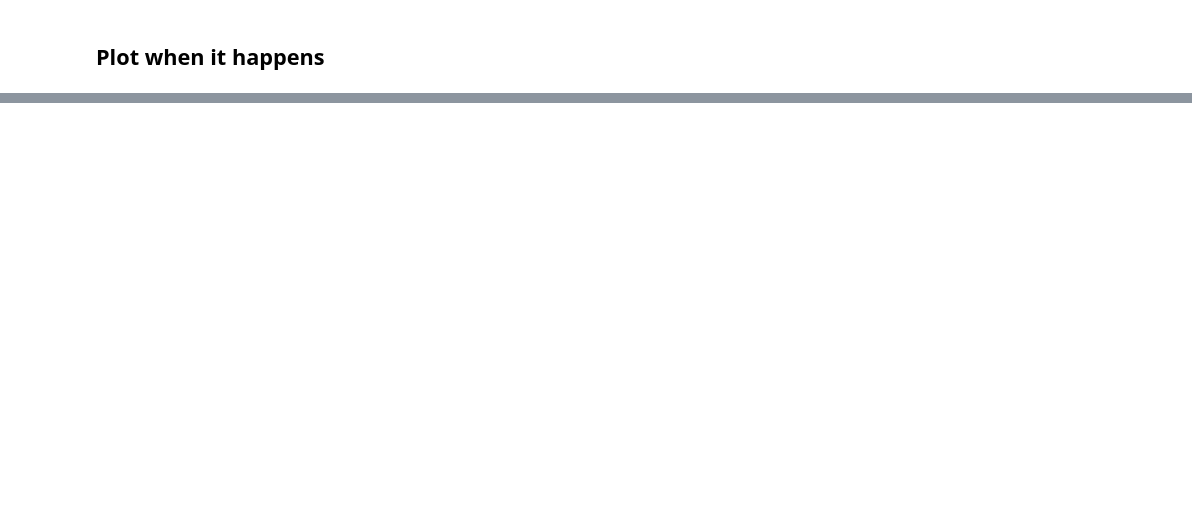
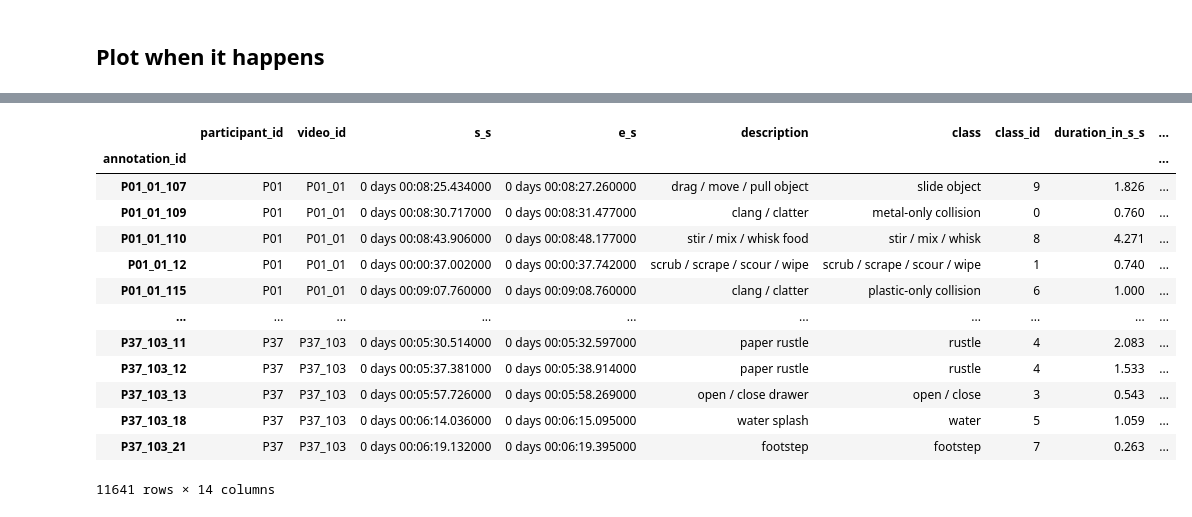
Before and after one commit to ClementSicard/auditory-slow-fast, a Jupyter notebook: notebooks/data-curation-2.ipynb, the cells around one changed output, grey strips where cells are left out. Drawn from its saved outputs; the diff is of its cells as text; code cells hidden in the pictures; blank space fills up the shorter version.

Commit message:
notebooks: updates alignment plots

```diff
--- a/notebooks/data-curation-2.ipynb
+++ b/notebooks/data-curation-2.ipynb
@@ -182,6 +185,30 @@ plot_overlaps(val_overlaps, "validation")
 # %% [markdown]
 - **Strict** overlap $\rightarrow$ at least $1$ sound annotation starts **after** the action annotation started and ends **before** the action annotation ended
 - **Loose** overlap $\rightarrow$ at least $1$ sound annotation starts **after** the action annotation started and starts **before** the action annotation ended
+# %%
+# Plot this as a bar chart
+es_classes_df = pd.DataFrame(es_train_df["class"].value_counts()).reset_index()
+
+fig = px.bar(
+        es_classes_df,
+        x="class",
+        y="count",
+        title=f"<b>Verb classes distribution in EPIC-SOUNDS</b>",
+        labels={"class": "Verb class", "count": "Number of data points"},
+        height=600,
+        width=1200,
+        text_auto=True,
+        text="count",
+    )
+fig.update_traces(
+    texttemplate="%{text:.2s}",
+    textposition="outside",
+    marker_color="orange",
+)
+fig.show()
+
+fig.write_image(f"../res/dataset/overlaps/es_verbs_distribution.png", scale=2.0)
+fig.write_image(f"../res/dataset/overlaps/pdf/es_verbs_distribution.pdf")
 # %% [markdown]
 ## Now see which verbs are the most present with a single sound annotation
 # %%
@@ -218,7 +245,7 @@ def plot_frequent_verbs(
         top_n_df,
         x="verb_name",
         y="n_overlap_loose",
-        title=f"{('Top ' + str(top_n) + ' most frequent') if not all_verbs else 'All'} verbs having <b>{n_overlaps}</b> annotation overlap in <b>{split}</b> set of EPIC datasets",
+        title=f"<b>{('Top ' + str(top_n) + ' most frequent') if not all_verbs else 'All'} verbs having <b>{n_overlaps}</b> annotation overlap in <b>{split}</b> set of EPIC datasets</b>",
         labels={"verb_name": "Verb class", "n_overlap_loose": "Number of actions"},
         height=height,
         width=width,
@@ -230,9 +257,9 @@ def plot_frequent_verbs(
         textposition="outside",
         marker_color="blue" if split == "train" else "green",
     )
-    fig.show()
+    fig.update_layout(font_family="CMU Serif")
     fig.write_image(f"../res/dataset/overlaps/ek_es_{split}_{top_n if not all_verbs else 'all'}_{n_overlaps}_overlaps_frequent_verbs.png", scale=2.0)
-    fig.write_image(f"../res/dataset/overlaps/ek_es_{split}_{top_n if not all_verbs else 'all'}_{n_overlaps}_overlaps_frequent_verbs.pdf")
+    fig.write_image(f"../res/dataset/overlaps/pdf/ek_es_{split}_{top_n if not all_verbs else 'all'}_{n_overlaps}_overlaps_frequent_verbs.pdf")
 
 
 for n, n_overlaps in product([10, 30, 40], [0, 1, 2, 3]):
@@ -247,0 +358,24 @@ TypeError: can only concatenate str (not "int") to str
+# %%
+
+detailed_overlaps = return_overlaps(
+    overlaps_df=train_overlaps,
+    es=es_train_df,
+    n_overlaps=1,
+    strict=True,
+)
+detailed_overlaps
+# %% [output]
+|  | participant_id | video_id | s_s | e_s | description | class | class_id | duration_in_s_s | ... |
+| annotation_id |  |  |  |  |  |  |  |  | ... |
+| P01_01_107 | P01 | P01_01 | 0 days 00:08:25.434000 | 0 days 00:08:27.260000 | drag / move / pull object | slide object | 9 | 1.826 | ... |
+| P01_01_109 | P01 | P01_01 | 0 days 00:08:30.717000 | 0 days 00:08:31.477000 | clang / clatter | metal-only collision | 0 | 0.760 | ... |
+| P01_01_110 | P01 | P01_01 | 0 days 00:08:43.906000 | 0 days 00:08:48.177000 | stir / mix / whisk food | stir / mix / whisk | 8 | 4.271 | ... |
+| P01_01_12 | P01 | P01_01 | 0 days 00:00:37.002000 | 0 days 00:00:37.742000 | scrub / scrape / scour / wipe | scrub / scrape / scour / wipe | 1 | 0.740 | ... |
+| P01_01_115 | P01 | P01_01 | 0 days 00:09:07.760000 | 0 days 00:09:08.760000 | clang / clatter | plastic-only collision | 6 | 1.000 | ... |
+| ... | ... | ... | ... | ... | ... | ... | ... | ... | ... |
+| P37_103_11 | P37 | P37_103 | 0 days 00:05:30.514000 | 0 days 00:05:32.597000 | paper rustle | rustle | 4 | 2.083 | ... |
+| P37_103_12 | P37 | P37_103 | 0 days 00:05:37.381000 | 0 days 00:05:38.914000 | paper rustle | rustle | 4 | 1.533 | ... |
+| P37_103_13 | P37 | P37_103 | 0 days 00:05:57.726000 | 0 days 00:05:58.269000 | open / close drawer | open / close | 3 | 0.543 | ... |
+| P37_103_18 | P37 | P37_103 | 0 days 00:06:14.036000 | 0 days 00:06:15.095000 | water splash | water | 5 | 1.059 | ... |
+| P37_103_21 | P37 | P37_103 | 0 days 00:06:19.132000 | 0 days 00:06:19.395000 | footstep | footstep | 7 | 0.263 | ... |
+11641 rows × 14 columns
```
Also changed, not shown: parts of 7 cells of this notebook.
